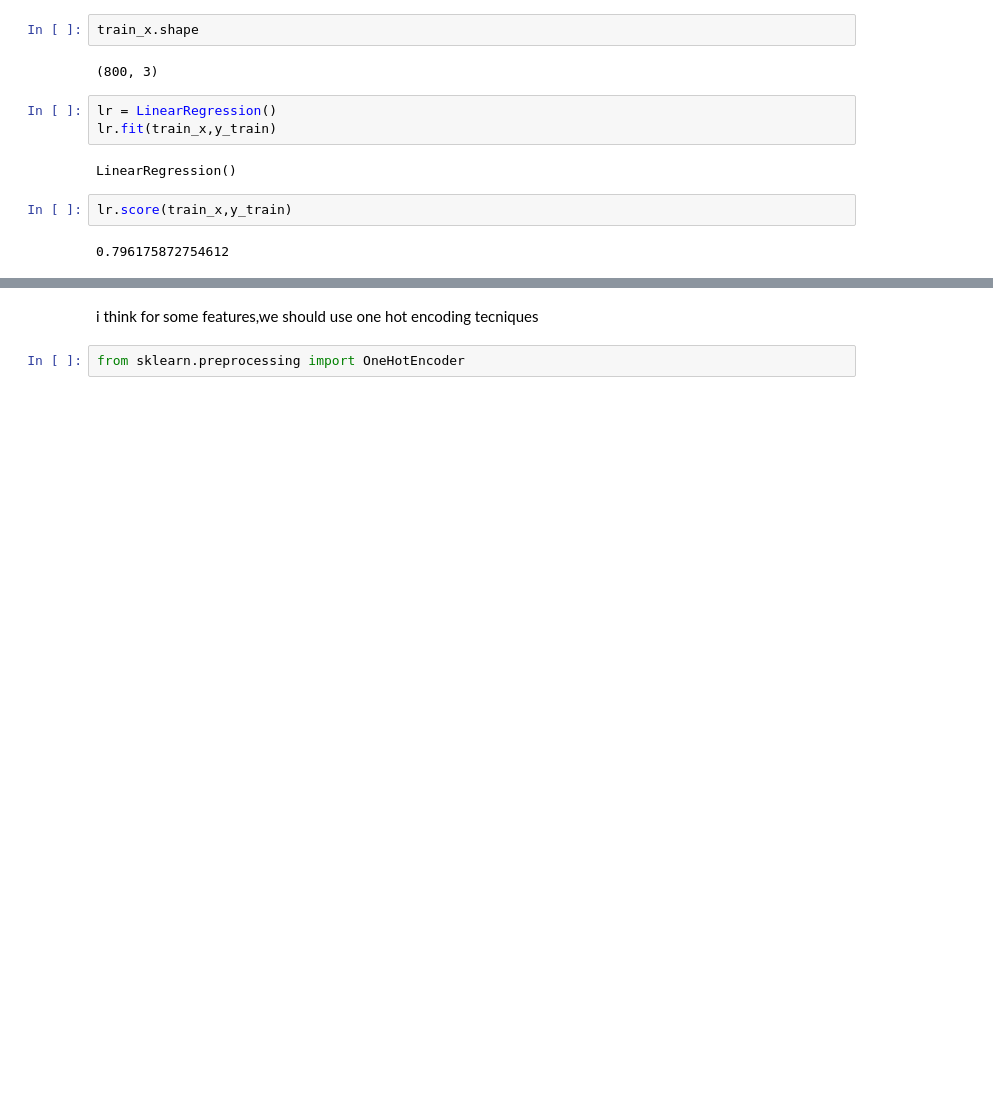
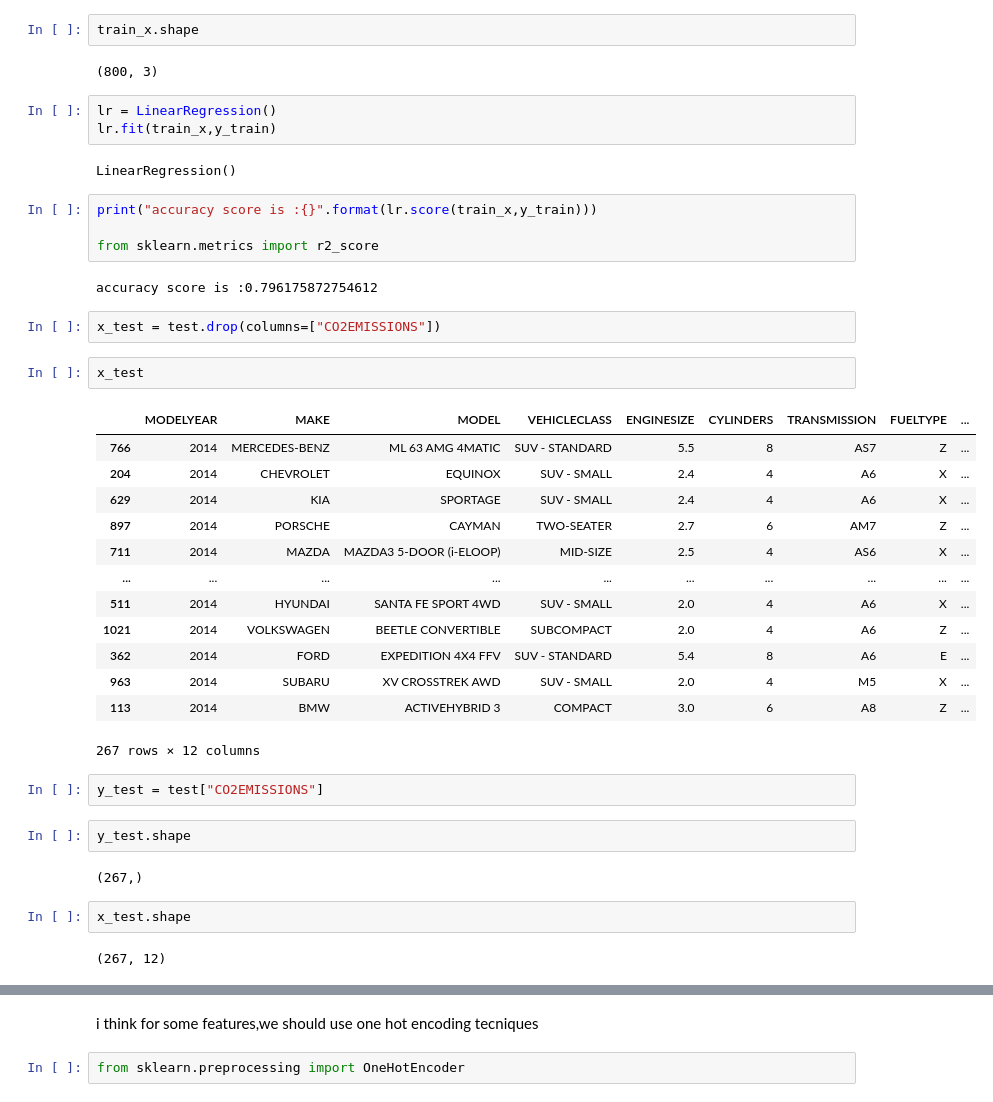
Before and after one commit to Alirs2002/CO2EMISSIONS_estimate, a Jupyter notebook: linear_regression/linear_regression.ipynb, the cells around one changed output, grey strips where cells are left out. Drawn from its saved outputs; the diff is of its cells as text; blank space fills up the shorter version.

```diff
--- a/linear_regression/linear_regression.ipynb
+++ b/linear_regression/linear_regression.ipynb
@@ -184,7 +184,37 @@ lr = LinearRegression()
 lr.fit(train_x,y_train)
 # %% [output]
 LinearRegression()
-# %%
-lr.score(train_x,y_train)
-# %% [output]
-0.796175872754612
+# %%
+print("accuracy score is :{}".format(lr.score(train_x,y_train)))
+
+from sklearn.metrics import r2_score
+# %% [output]
+accuracy score is :0.796175872754612
+# %%
+x_test = test.drop(columns=["CO2EMISSIONS"])
+# %%
+x_test
+# %% [output]
+|  | MODELYEAR | MAKE | MODEL | VEHICLECLASS | ENGINESIZE | CYLINDERS | TRANSMISSION | FUELTYPE | ... |
+| 766 | 2014 | MERCEDES-BENZ | ML 63 AMG 4MATIC | SUV - STANDARD | 5.5 | 8 | AS7 | Z | ... |
+| 204 | 2014 | CHEVROLET | EQUINOX | SUV - SMALL | 2.4 | 4 | A6 | X | ... |
+| 629 | 2014 | KIA | SPORTAGE | SUV - SMALL | 2.4 | 4 | A6 | X | ... |
+| 897 | 2014 | PORSCHE | CAYMAN | TWO-SEATER | 2.7 | 6 | AM7 | Z | ... |
+| 711 | 2014 | MAZDA | MAZDA3 5-DOOR (i-ELOOP) | MID-SIZE | 2.5 | 4 | AS6 | X | ... |
+| ... | ... | ... | ... | ... | ... | ... | ... | ... | ... |
+| 511 | 2014 | HYUNDAI | SANTA FE SPORT 4WD | SUV - SMALL | 2.0 | 4 | A6 | X | ... |
+| 1021 | 2014 | VOLKSWAGEN | BEETLE CONVERTIBLE | SUBCOMPACT | 2.0 | 4 | A6 | Z | ... |
+| 362 | 2014 | FORD | EXPEDITION 4X4 FFV | SUV - STANDARD | 5.4 | 8 | A6 | E | ... |
+| 963 | 2014 | SUBARU | XV CROSSTREK AWD | SUV - SMALL | 2.0 | 4 | M5 | X | ... |
+| 113 | 2014 | BMW | ACTIVEHYBRID 3 | COMPACT | 3.0 | 6 | A8 | Z | ... |
+267 rows × 12 columns
+# %%
+y_test = test["CO2EMISSIONS"]
+# %%
+y_test.shape
+# %% [output]
+(267,)
+# %%
+x_test.shape
+# %% [output]
+(267, 12)
```
Also changed, not shown: parts of 1 cell of this notebook.
